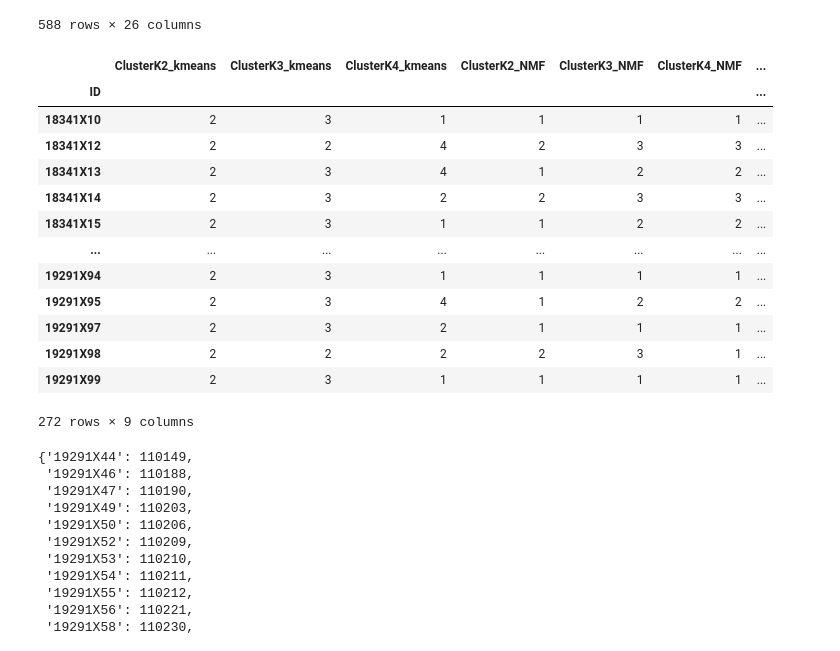
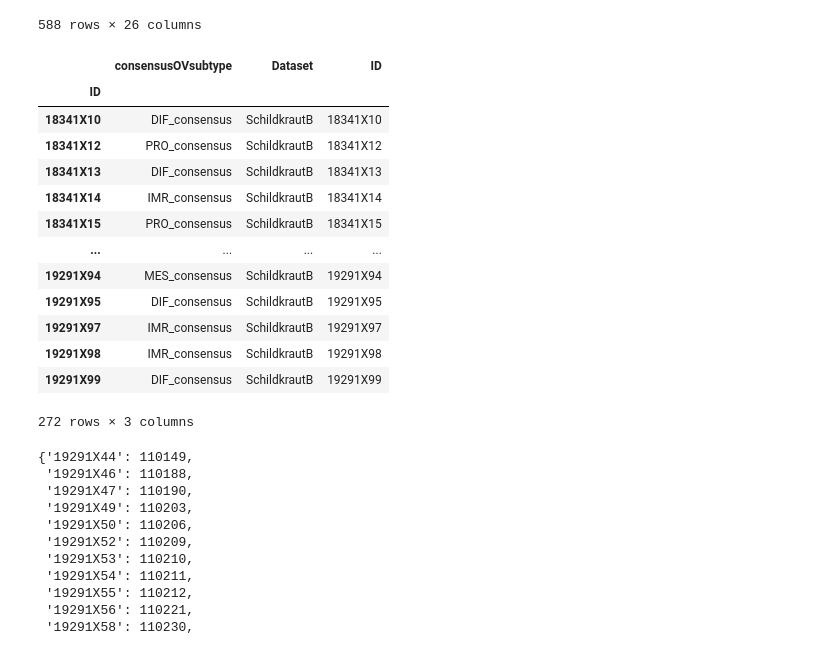
Before and after one commit to ivichadriana/HGSOC_Adipocytes, a Jupyter notebook: notebooks/analysis_proportions_vs_subtype_and_race.ipynb, the cells around one changed output. Saved outputs shown, nothing was run; the diff lists cells and outputs as text; code cells hidden in the pictures.

```diff
--- a/notebooks/analysis_proportions_vs_subtype_and_race.ipynb
+++ b/notebooks/analysis_proportions_vs_subtype_and_race.ipynb
@@ -126,29 +139,35 @@ df
 588 rows × 26 columns
 # %%
 # ─────────────────────────────────────────────────────────────────────────
-# Processing clustering too
+# Processing clustering too (subtypes)
 # ─────────────────────────────────────────────────────────────────────────
 
-subB = os.path.join(base_path, "output_data/bulk_data_clustering_and_subtypes/SchildkrautB_clustering_labels.csv")
-subW =  os.path.join(base_path, "output_data/bulk_data_clustering_and_subtypes/SchildkrautW_clustering_labels.csv")
+subB = os.path.join(
+    base_path,
+    "output_data/bulk_data_clustering_and_subtypes/SchildkrautB_clustering_labels.csv",
+)
+subW = os.path.join(
+    base_path,
+    "output_data/bulk_data_clustering_and_subtypes/SchildkrautW_clustering_labels.csv",
+)
 subtypeB = pd.read_csv(subB, index_col=0)
 subtypeW = pd.read_csv(subW, index_col=0)
 subtypeW["ID"] = subtypeW.index
 subtypeB["ID"] = subtypeB.index
 subtypeB
 # %% [output]
-|  | ClusterK2_kmeans | ClusterK3_kmeans | ClusterK4_kmeans | ClusterK2_NMF | ClusterK3_NMF | ClusterK4_NMF | ... |
-| ID |  |  |  |  |  |  | ... |
-| 18341X10 | 2 | 3 | 1 | 1 | 1 | 1 | ... |
-| 18341X12 | 2 | 2 | 4 | 2 | 3 | 3 | ... |
-| 18341X13 | 2 | 3 | 4 | 1 | 2 | 2 | ... |
-| 18341X14 | 2 | 3 | 2 | 2 | 3 | 3 | ... |
-| 18341X15 | 2 | 3 | 1 | 1 | 2 | 2 | ... |
-| ... | ... | ... | ... | ... | ... | ... | ... |
-| 19291X94 | 2 | 3 | 1 | 1 | 1 | 1 | ... |
-| 19291X95 | 2 | 3 | 4 | 1 | 2 | 2 | ... |
-| 19291X97 | 2 | 3 | 2 | 1 | 1 | 1 | ... |
-| 19291X98 | 2 | 2 | 2 | 2 | 3 | 1 | ... |
-| 19291X99 | 2 | 3 | 1 | 1 | 1 | 1 | ... |
+|  | consensusOVsubtype | Dataset | ID |
+| ID |  |  |  |
+| 18341X10 | DIF_consensus | SchildkrautB | 18341X10 |
+| 18341X12 | PRO_consensus | SchildkrautB | 18341X12 |
+| 18341X13 | DIF_consensus | SchildkrautB | 18341X13 |
+| 18341X14 | IMR_consensus | SchildkrautB | 18341X14 |
+| 18341X15 | PRO_consensus | SchildkrautB | 18341X15 |
+| ... | ... | ... | ... |
+| 19291X94 | MES_consensus | SchildkrautB | 19291X94 |
+| 19291X95 | DIF_consensus | SchildkrautB | 19291X95 |
+| 19291X97 | IMR_consensus | SchildkrautB | 19291X97 |
+| 19291X98 | IMR_consensus | SchildkrautB | 19291X98 |
+| 19291X99 | DIF_consensus | SchildkrautB | 19291X99 |
-272 rows × 9 columns
+272 rows × 3 columns
 # %%
```
Also changed, not shown: parts of 28 cells of this notebook, 14 other files.
